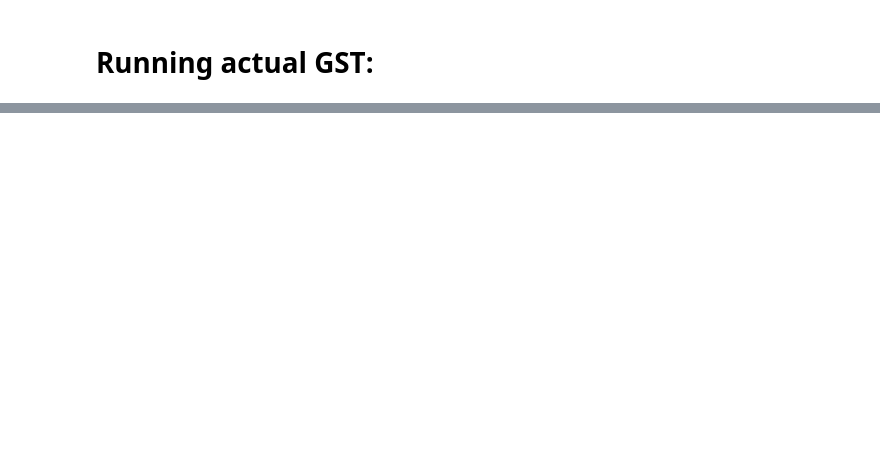
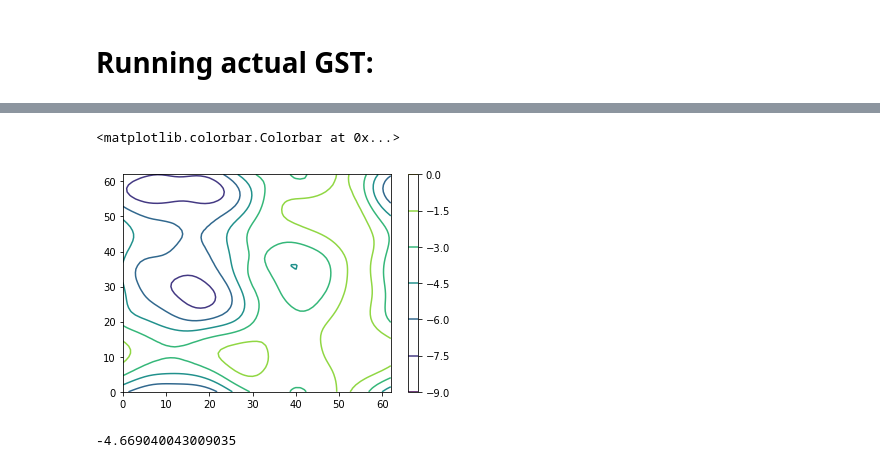
Before and after one commit to ljmartin/gst, a Jupyter notebook: code_scrapbook.ipynb, the cells around one changed output, grey strips where cells are left out. Saved outputs shown, nothing was run; the diff lists cells and outputs as text; code cells hidden in the pictures; blank space fills up the shorter version.

```diff
--- a/code_scrapbook.ipynb
+++ b/code_scrapbook.ipynb
@@ -279,0 +365,10 @@ st.scalingFactors
+# %%
+plt.contour(fe)
+plt.colorbar()
+# %% [output]
+<matplotlib.colorbar.Colorbar at 0x...>
+[figure, added]
+# %%
+np.min(fe)-fe[x, y]
+# %% [output]
+-4.669040043009035
```
Also changed, not shown: parts of 37 cells of this notebook, 42 other files.
